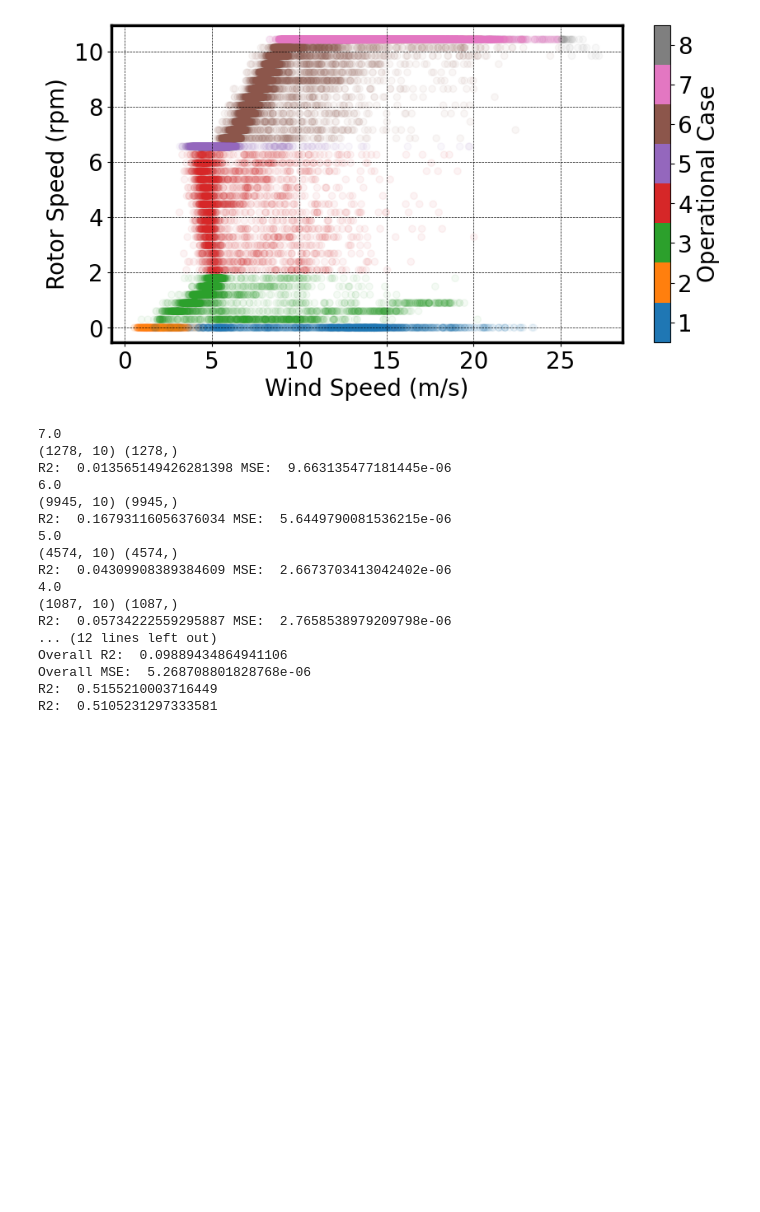
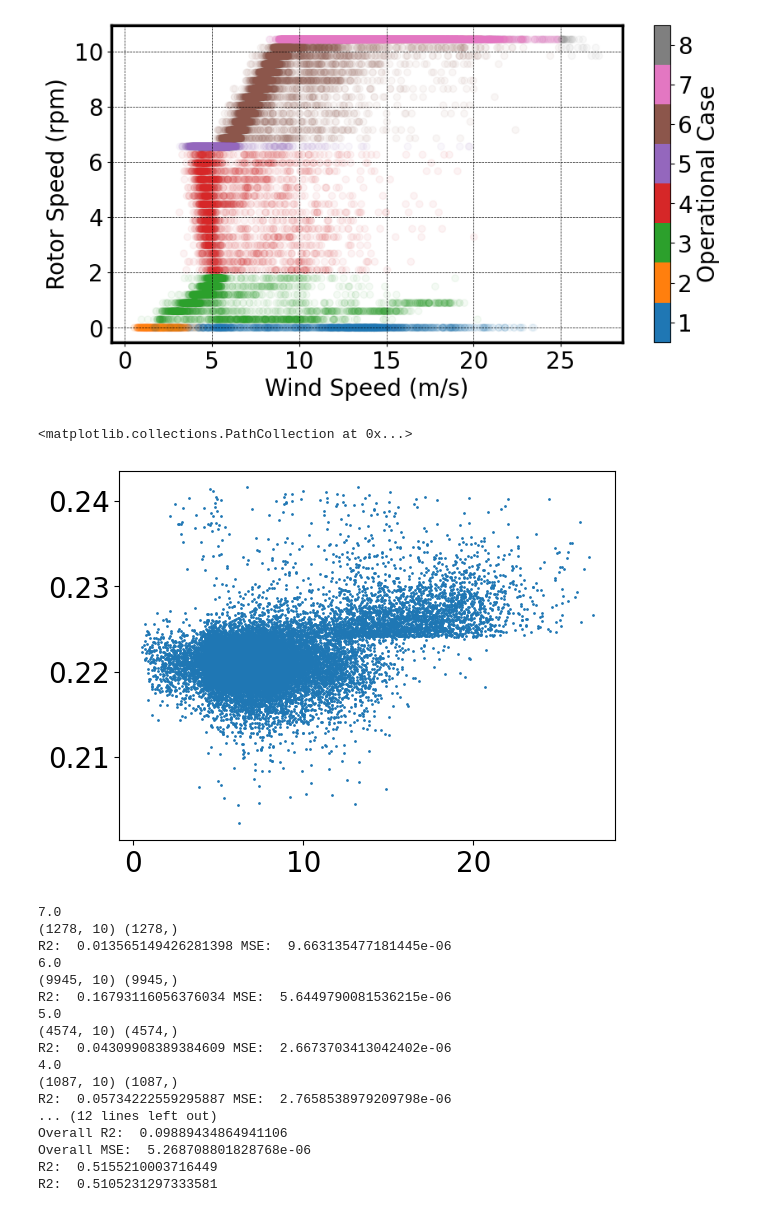
Before and after one commit to WEILMAX/oma_tracking, a Jupyter notebook: notebooks/Publications/2023SHM_journal/model_selection.ipynb, the cells around one changed output. Drawn from its saved outputs; the diff is of its cells as text; code cells hidden in the pictures; blank space fills up the shorter version.

```diff
--- a/notebooks/Publications/2023SHM_journal/model_selection.ipynb
+++ b/notebooks/Publications/2023SHM_journal/model_selection.ipynb
@@ -223,6 +223,11 @@ def data_preprocessing(X_train, X_test):
     return X_train, X_test
 
 X_tr_prep, X_test_prep = data_preprocessing(X_train, X_test)
+# %%
+plt.scatter(X.filter(regex='windspeed'), y, s=1)
+# %% [output]
+<matplotlib.collections.PathCollection at 0x...>
+[figure, added]
 # %%
 from sklearn.linear_model import LinearRegression
 from sklearn.model_selection import train_test_split
```
